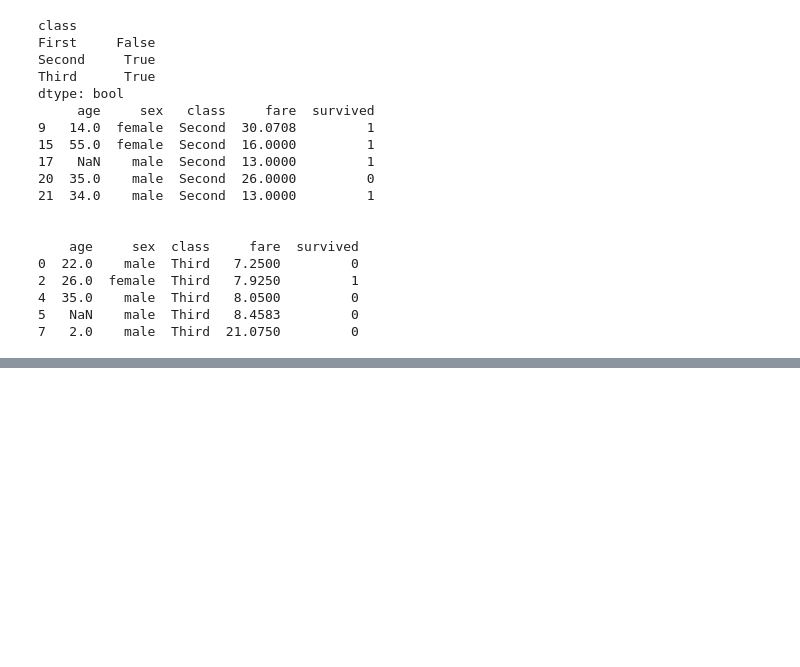
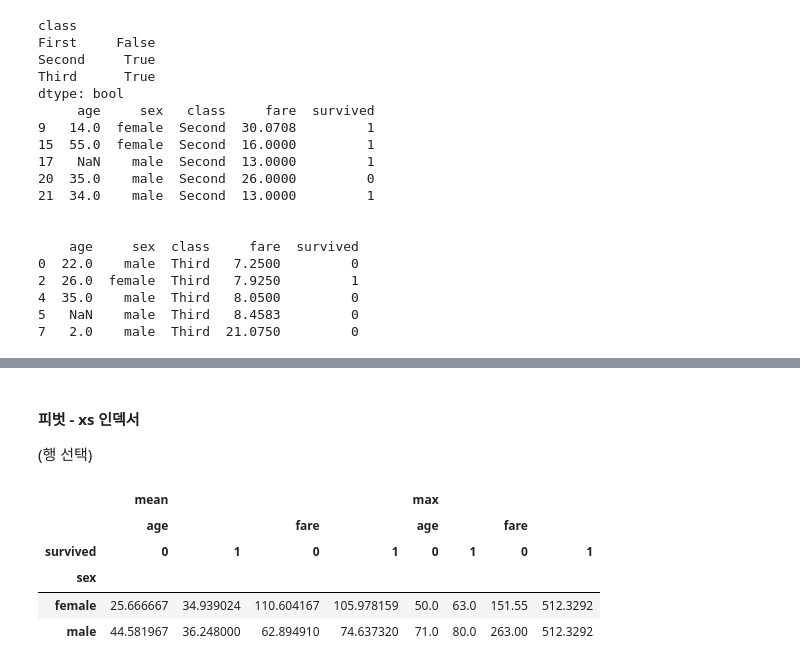
Before and after one commit to Castlegus/python-machine-learning-pandas-data-analysis, a Jupyter notebook: 4. part6 데이터프레임의 다양한 응용/4. 데이터프레임 응용.ipynb, the cells around one changed output, grey strips where cells are left out. Drawn from its saved outputs; the diff is of its cells as text; code cells hidden in the pictures; blank space fills up the shorter version.

```diff
--- a/4. part6 데이터프레임의 다양한 응용/4. 데이터프레임 응용.ipynb
+++ b/4. part6 데이터프레임의 다양한 응용/4. 데이터프레임 응용.ipynb
@@ -804,0 +893,13 @@ dtype: bool
+# %% [markdown]
+#### 피벗 - xs 인덱서
+(행 선택)
+# %%
+# 행 인덱스의 레벨 1개 추출
+pdf3.xs('First')
+# %% [output]
+|  | mean |  |  |  | max |  |  |  |
+|  | age |  | fare |  | age |  | fare |  |
+| survived | 0 | 1 | 0 | 1 | 0 | 1 | 0 | 1 |
+| sex |  |  |  |  |  |  |  |  |
+| female | 25.666667 | 34.939024 | 110.604167 | 105.978159 | 50.0 | 63.0 | 151.55 | 512.3292 |
+| male | 44.581967 | 36.248000 | 62.894910 | 74.637320 | 71.0 | 80.0 | 263.00 | 512.3292 |
```
Also changed, not shown: parts of 19 cells of this notebook.
